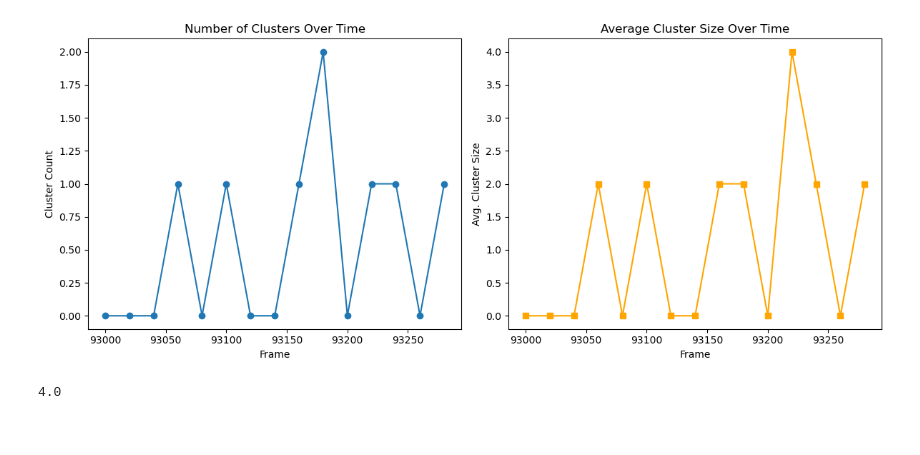
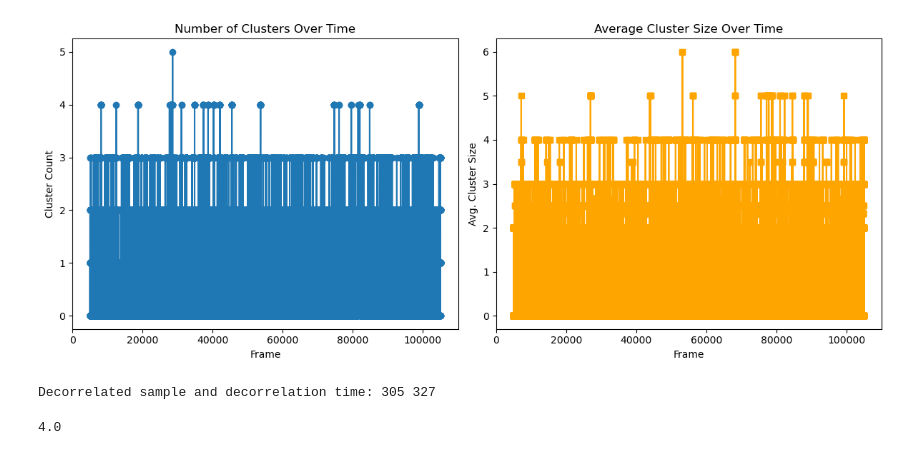
Before and after one commit to eridanirojas/mxene, a Jupyter notebook: working_examples/clustering_plots.ipynb, the cells around one changed output. Drawn from its saved outputs; the diff is of its cells as text; code cells hidden in the pictures.

Commit message:
decorrelated samples/time is calculated now

```diff
--- a/working_examples/clustering_plots.ipynb
+++ b/working_examples/clustering_plots.ipynb
@@ -94,25 +94,25 @@ traj = gsd.hoomd.open("100_10mer10f_0.0005dt_7kT_large.gsd")
 times, n_clusters, avg_sizes = analyze_clusters_over_time(
     traj,
     start=5000,   # post-shrink
-    step=20,
+    step=1,
     cutoff=2.5,
     beads_per_flake=50
 )
 # %%
 plt.figure(figsize=(12, 5))
 plt.subplot(1, 2, 1)
-plt.plot(times[4400:4415], n_clusters[4400:4415], marker='o')
+plt.plot(times, n_clusters, marker='o')
 plt.title("Number of Clusters Over Time")
 plt.xlabel("Frame")
 plt.ylabel("Cluster Count")
 
 plt.subplot(1, 2, 2)
-plt.plot(times[4400:4415], avg_sizes[4400:4415], marker='s', color='orange')
+plt.plot(times, avg_sizes, marker='s', color='orange')
 plt.title("Average Cluster Size Over Time")
 plt.xlabel("Frame")
 plt.ylabel("Avg. Cluster Size")
 
 plt.tight_layout()
 plt.show()
 # %% [output]
-[figure, old version]
+[figure, new version]
@@ -119,3 +132,7 @@ plt.show()
+# %%
+print("Decorrelated sample and decorrelation time:", n, dt)
+# %% [output]
+Decorrelated sample and decorrelation time: 305 327
 # %%
 print(avg_sizes[4411])
 # %% [output]
```
Also changed, not shown: parts of 1 cell of this notebook.
